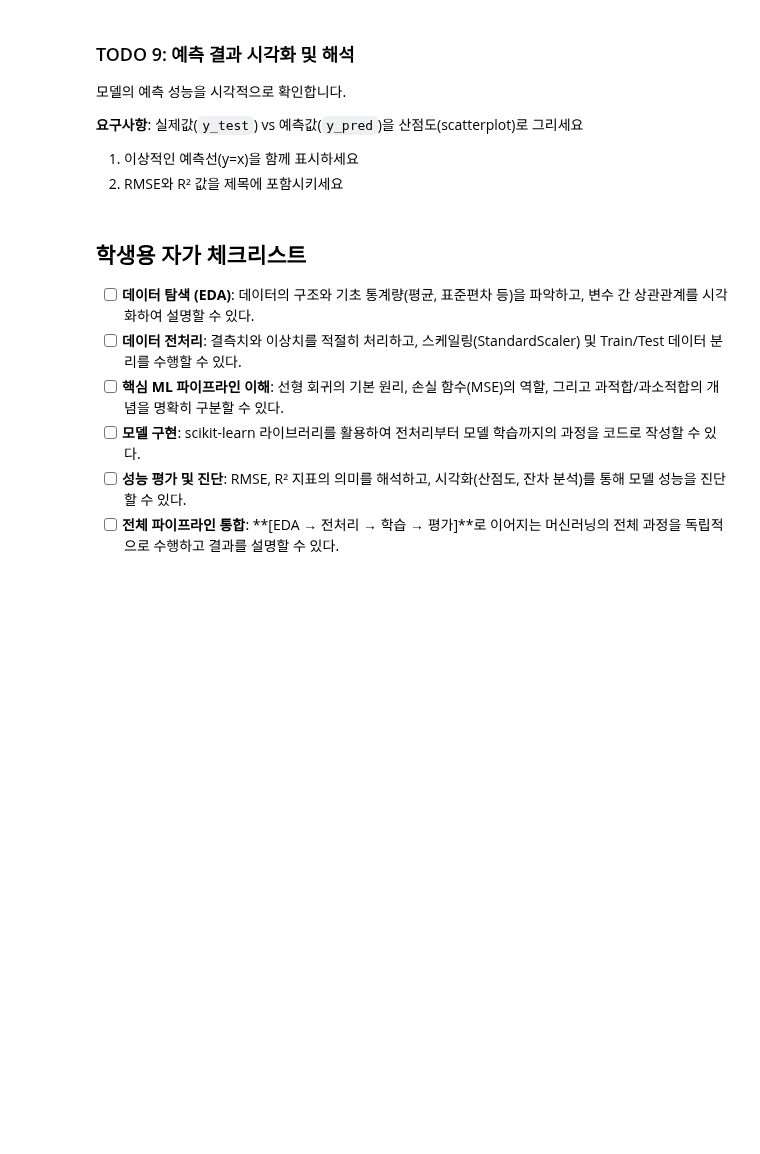
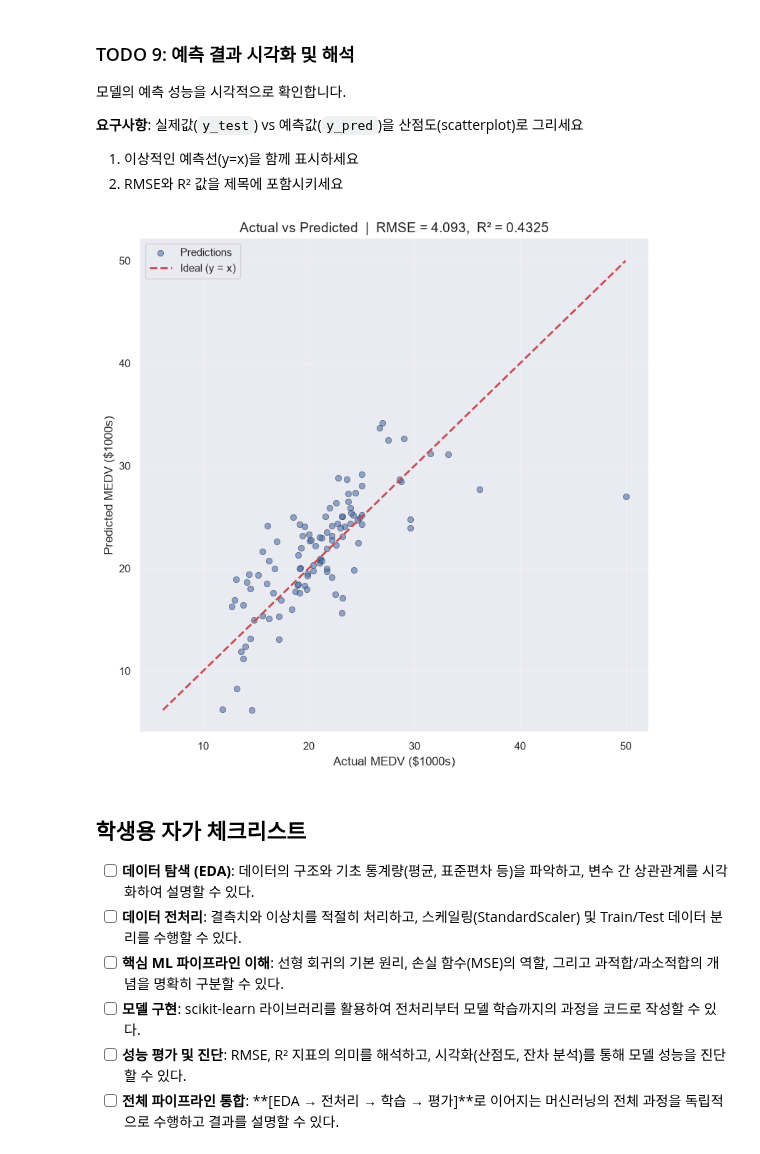
Before and after one commit to manu-std/ssafy_notes, a Jupyter notebook: AI_python/시험대비/EDA/(과제-문제) 1-1_데이터 EDA 및 모델 학습.ipynb, the cells around one changed output. Cells and saved outputs as stored; diff of their text form; code cells hidden in the pictures; blank space fills up the shorter version.

```diff
--- a/AI_python/시험대비/EDA/(과제-문제) 1-1_데이터 EDA 및 모델 학습.ipynb
+++ b/AI_python/시험대비/EDA/(과제-문제) 1-1_데이터 EDA 및 모델 학습.ipynb
@@ -351,12 +384,13 @@ plt.show()
   - `X_train`, `X_test`, `y_train`, `y_test`에 각각 저장하세요
 # %%
 # 1. 데이터 `df`를 특성과 타겟으로 분리하여 `X`와 `y`에 저장하세요.
-X = None
-y = None
+# print(df)
+X = df.drop('MEDV',axis=1)
+y = df.MEDV
 
 # 2. `train_test_split`을 사용하여 전체 데이터를 다음 조건에 맞춰 분할하세요.
 from sklearn.model_selection import train_test_split
-X_train, X_test, y_train, y_test = None
+X_train, X_test, y_train, y_test = train_test_split(X,y,test_size=.3, random_state=42,stratify = pd.qcut(y,10))
 
 # 검증
 expected_train_size = int(len(df) * 0.7)
@@ -414,17 +467,16 @@ print(f"이상치 제거 후 Test: {len(X_test)}개 샘플")
 # 1. `StandardScaler`를 `scaler`로 선언하여 연속형 특성을 표준화하세요.
 # 훈련 데이터의 표준화된 연속형 특성들을 `X_train_scaled_num`에 저장하세요.
 from sklearn.preprocessing import StandardScaler
-scaler = None
-X_train_scaled_num = None
+scaler = StandardScaler()
+X_train_scaled_num = scaler.fit_transform(X_train[continuous_cols])
 
 # 2. 데이터 누수를 방지하기 위해
 # 검증 데이터는 훈련 데이터에서 학습한 scaler로 변환만 하여 `X_test_scaled_num`에 저장하세요.
-X_test_scaled_num = None
+X_test_scaled_num = scaler.transform(X_test[continuous_cols])
 
 # 3. 변환 결과를 DataFrame으로 복원하여 `X_train`, `X_test`에 저장하세요
-
-
-
+X_train[continuous_cols] = X_train_scaled_num
+X_test[continuous_cols]  = X_test_scaled_num
 # 검증
 train_mean = X_train[continuous_cols].mean().mean()
 train_std = X_train[continuous_cols].std().mean()
@@ -480,10 +535,10 @@ $$
 # %%
 # 1. `LinearRegression` 모델을 생성하여 `model`에 저장하세요.
 from sklearn.linear_model import LinearRegression
-model = None
+model = LinearRegression()
 
 # 2. 훈련 데이터로 모델을 학습(`fit`)시키세요
-
+model.fit(X_train, y_train)
 
 # 검증
 assert hasattr(model, 'coef_'), "모델이 학습되지 않았습니다"
@@ -500,13 +557,13 @@ print(f"\n모델 학습 완료!")
 2. RMSE, MAE, R² 지표를 계산하여 각각 `rmse`, `mae`, `r2`에 저장하세요
 # %%
 # 1. 검증 데이터에 대한 예측값을 `y_pred`에 저장하세요
-y_pred = None
+y_pred = model.predict(X_test)
 
 # 2. RMSE, MAE, R² 지표를 계산하여 각각 `rmse`, `mae`, `r2`에 저장하세요
 from sklearn.metrics import root_mean_squared_error, mean_absolute_error, r2_score
-rmse = None
-mae = None
-r2 = None
+rmse = root_mean_squared_error(y_test,y_pred)
+mae = mean_absolute_error(y_test, y_pred)
+r2 = r2_score(y_test,y_pred)
 
 # 검증
 assert rmse > 0, "RMSE는 양수여야 합니다"
@@ -529,28 +591,24 @@ print(f"R²:   {r2:.4f}")
 # %%
 fig, ax = plt.subplots(figsize=(8, 8))
 
 # 실제값(`y_test`) vs 예측값(`y_pred`)을 산점도(scatterplot)로 그리세요
-
+ax.scatter(y_test, y_pred, alpha=0.6, edgecolor='k', linewidth=0.5, label='Predictions')
 
 # 1. 이상적인 예측선(y=x)을 함께 표시하세요
-
-
+lims = [min(y_test.min(), y_pred.min()), max(y_test.max(), y_pred.max())]
+ax.plot(lims, lims, 'r--', linewidth=2, label='Ideal (y = x)')
 
 # 2. RMSE와 R² 값을 제목에 포함시키세요
-
-
+ax.set_title(f'Actual vs Predicted  |  RMSE = {rmse:.3f},  R² = {r2:.4f}', fontsize=14)
 
 ax.set_xlabel('Actual MEDV ($1000s)', fontsize=12)
 ax.set_ylabel('Predicted MEDV ($1000s)', fontsize=12)
 ax.legend()
 ax.grid(alpha=0.3)
 plt.tight_layout()
 plt.show()
-
-print("\n시각화 해석:")
-print("- 점들이 빨간 선(y=x)에 가까울수록 예측이 정확함")
-print("- 빨간 선 위쪽: 과대 예측 (실제보다 높게 예측)")
-print("- 빨간 선 아래쪽: 과소 예측 (실제보다 낮게 예측)")
+# %% [output]
+[figure, added]
 # %% [markdown]
 ## 학생용 자가 체크리스트
 
```
Also changed, not shown: parts of 10 cells of this notebook, 5 other files.
